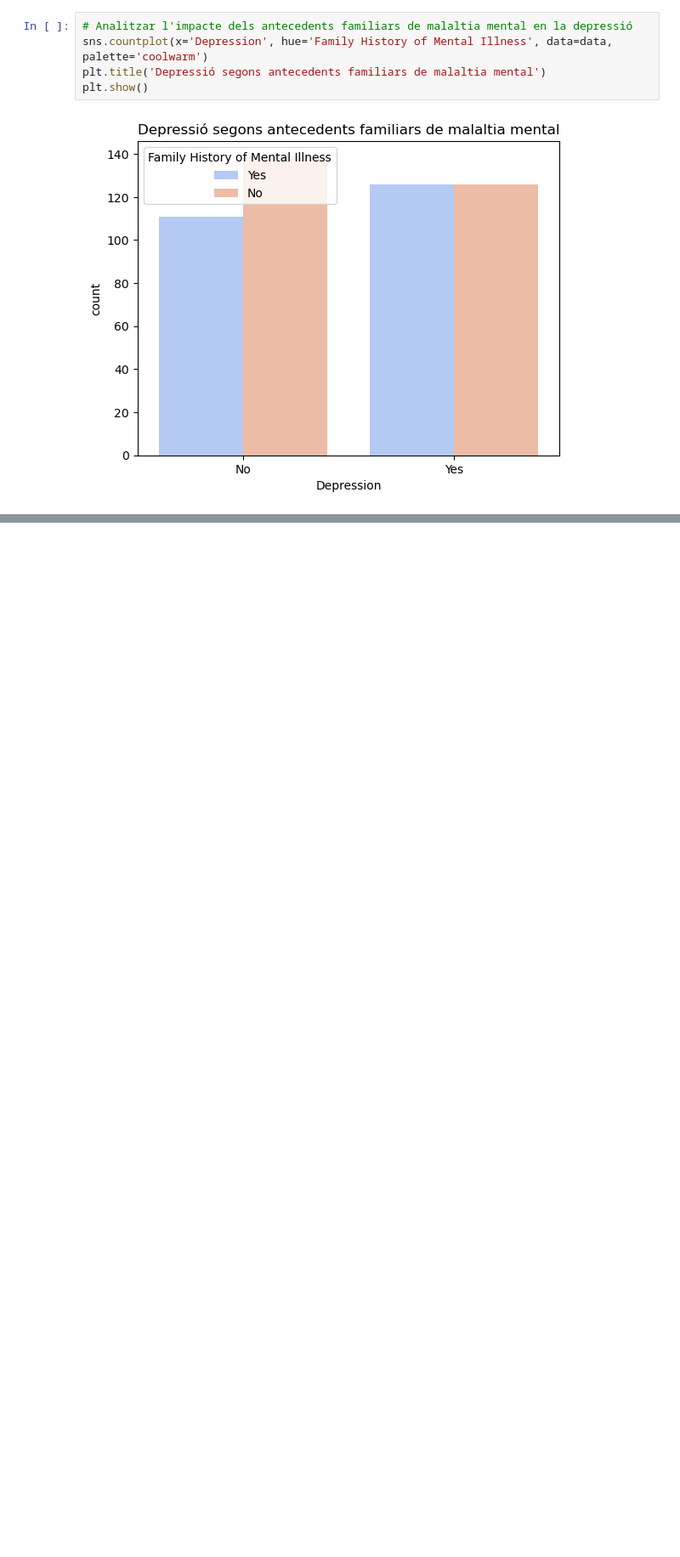
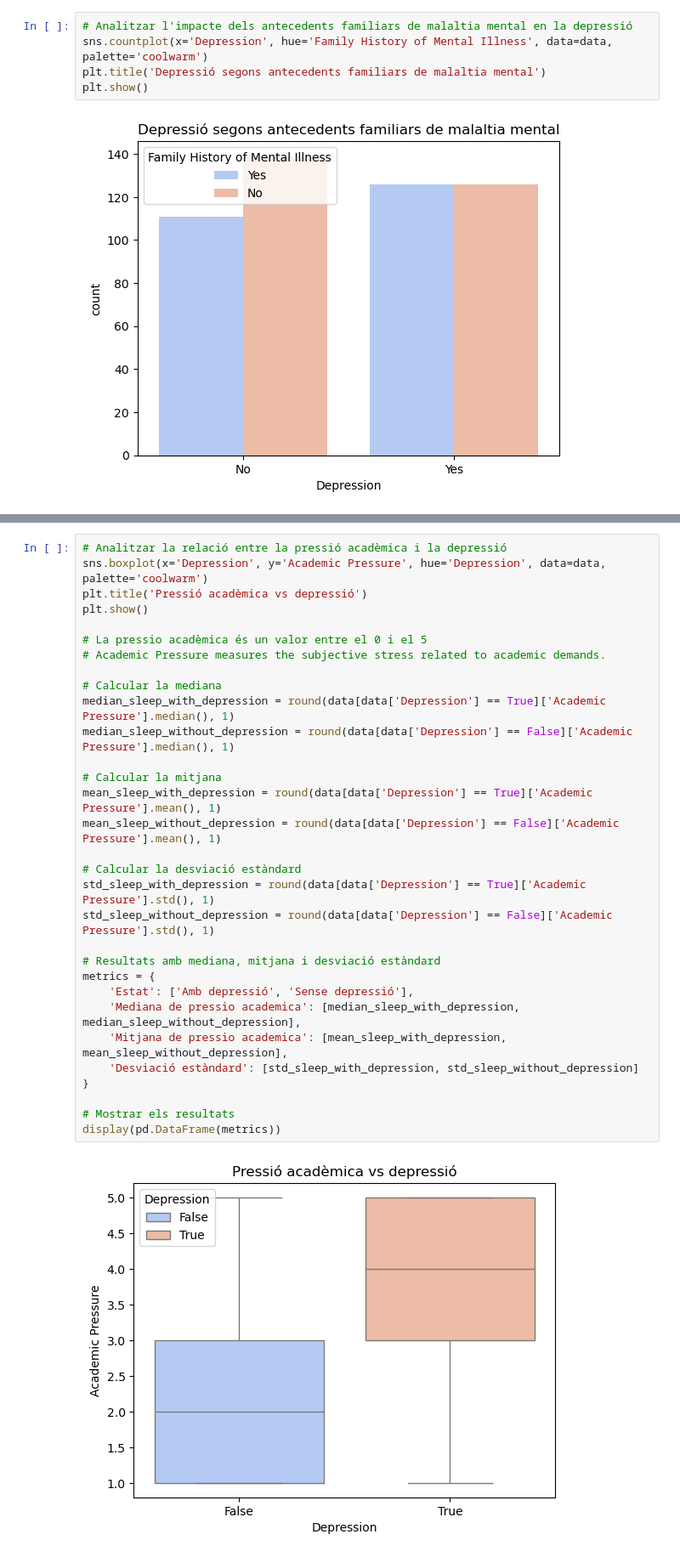
Before and after one commit to Azogue99/Activitat_4_Python_Dataset_Hernandez_Garzon_Azogue_Li, a Jupyter notebook: Notebook_Depression_Student_Arnau.ipynb, the cells around one changed output, grey strips where cells are left out. Shown: that part at 85% size. Cells and saved outputs as stored; diff of their text form; blank space fills up the shorter version.

```diff
--- a/Notebook_Depression_Student_Arnau.ipynb
+++ b/Notebook_Depression_Student_Arnau.ipynb
@@ -153,0 +157,33 @@ plt.show()
+# %%
+# Analitzar la relació entre la pressió acadèmica i la depressió
+sns.boxplot(x='Depression', y='Academic Pressure', hue='Depression', data=data, palette='coolwarm')
+plt.title('Pressió acadèmica vs depressió')
+plt.show()
+
+# La pressio acadèmica és un valor entre el 0 i el 5
+# Academic Pressure measures the subjective stress related to academic demands.
+
+# Calcular la mediana
+median_sleep_with_depression = round(data[data['Depression'] == True]['Academic Pressure'].median(), 1)
+median_sleep_without_depression = round(data[data['Depression'] == False]['Academic Pressure'].median(), 1)
+
+# Calcular la mitjana
+mean_sleep_with_depression = round(data[data['Depression'] == True]['Academic Pressure'].mean(), 1)
+mean_sleep_without_depression = round(data[data['Depression'] == False]['Academic Pressure'].mean(), 1)
+
+# Calcular la desviació estàndard
+std_sleep_with_depression = round(data[data['Depression'] == True]['Academic Pressure'].std(), 1)
+std_sleep_without_depression = round(data[data['Depression'] == False]['Academic Pressure'].std(), 1)
+
+# Resultats amb mediana, mitjana i desviació estàndard
+metrics = {
+    'Estat': ['Amb depressió', 'Sense depressió'],
+    'Mediana de pressio academica': [median_sleep_with_depression, median_sleep_without_depression],
+    'Mitjana de pressio academica': [mean_sleep_with_depression, mean_sleep_without_depression],
+    'Desviació estàndard': [std_sleep_with_depression, std_sleep_without_depression]
+}
+
+# Mostrar els resultats
+display(pd.DataFrame(metrics))
+# %% [output]
+[figure, added]
```
Also changed, not shown: parts of 12 cells of this notebook.
